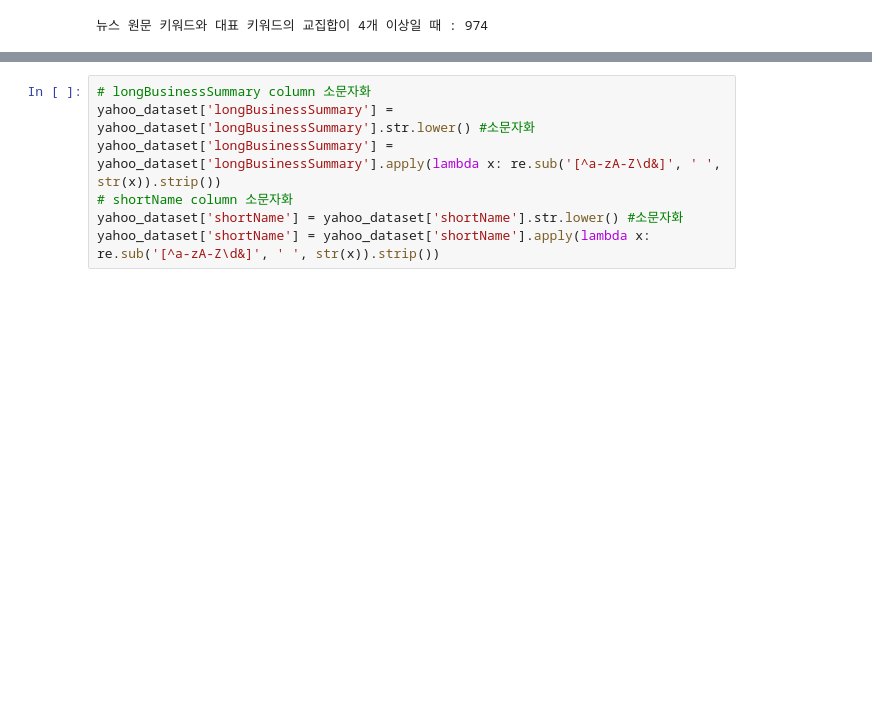
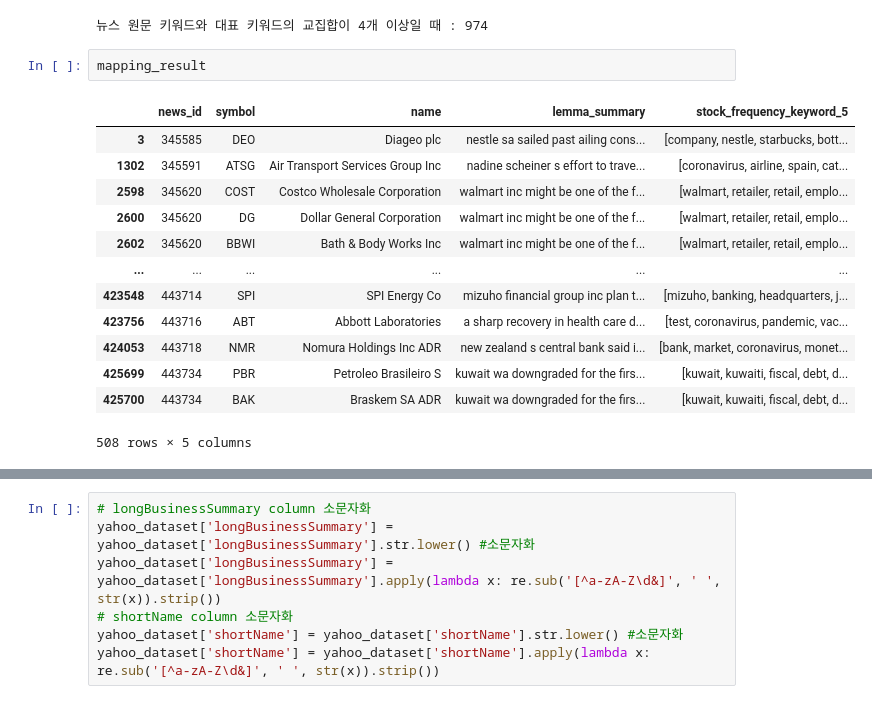
Before and after one commit to yugyeong1/News_raw_data-stock-mapping, a Jupyter notebook: code_organize2.ipynb, the cells around one changed output, grey strips where cells are left out. Drawn from its saved outputs; the diff is of its cells as text; blank space fills up the shorter version.

```diff
--- a/code_organize2.ipynb
+++ b/code_organize2.ipynb
@@ -329,3 +314,19 @@ for i,j in enumerate(news_keyword_10):
 print('뉴스 원문 키워드와 대표 키워드의 교집합이 4개 이상일 때 :',len(mapping_result_2))
 # %% [output]
 뉴스 원문 키워드와 대표 키워드의 교집합이 4개 이상일 때 : 974
+# %%
+mapping_result
+# %% [output]
+|  | news_id | symbol | name | lemma_summary | stock_frequency_keyword_5 |
+| 3 | 345585 | DEO | Diageo plc | nestle sa sailed past ailing cons... | [company, nestle, starbucks, bott... |
+| 1302 | 345591 | ATSG | Air Transport Services Group Inc | nadine scheiner s effort to trave... | [coronavirus, airline, spain, cat... |
+| 2598 | 345620 | COST | Costco Wholesale Corporation | walmart inc might be one of the f... | [walmart, retailer, retail, emplo... |
+| 2600 | 345620 | DG | Dollar General Corporation | walmart inc might be one of the f... | [walmart, retailer, retail, emplo... |
+| 2602 | 345620 | BBWI | Bath & Body Works Inc | walmart inc might be one of the f... | [walmart, retailer, retail, emplo... |
+| ... | ... | ... | ... | ... | ... |
+| 423548 | 443714 | SPI | SPI Energy Co | mizuho financial group inc plan t... | [mizuho, banking, headquarters, j... |
+| 423756 | 443716 | ABT | Abbott Laboratories | a sharp recovery in health care d... | [test, coronavirus, pandemic, vac... |
+| 424053 | 443718 | NMR | Nomura Holdings Inc ADR | new zealand s central bank said i... | [bank, market, coronavirus, monet... |
+| 425699 | 443734 | PBR | Petroleo Brasileiro S | kuwait wa downgraded for the firs... | [kuwait, kuwaiti, fiscal, debt, d... |
+| 425700 | 443734 | BAK | Braskem SA ADR | kuwait wa downgraded for the firs... | [kuwait, kuwaiti, fiscal, debt, d... |
+508 rows × 5 columns
```
Also changed, not shown: parts of 12 cells of this notebook, 3 other files.
